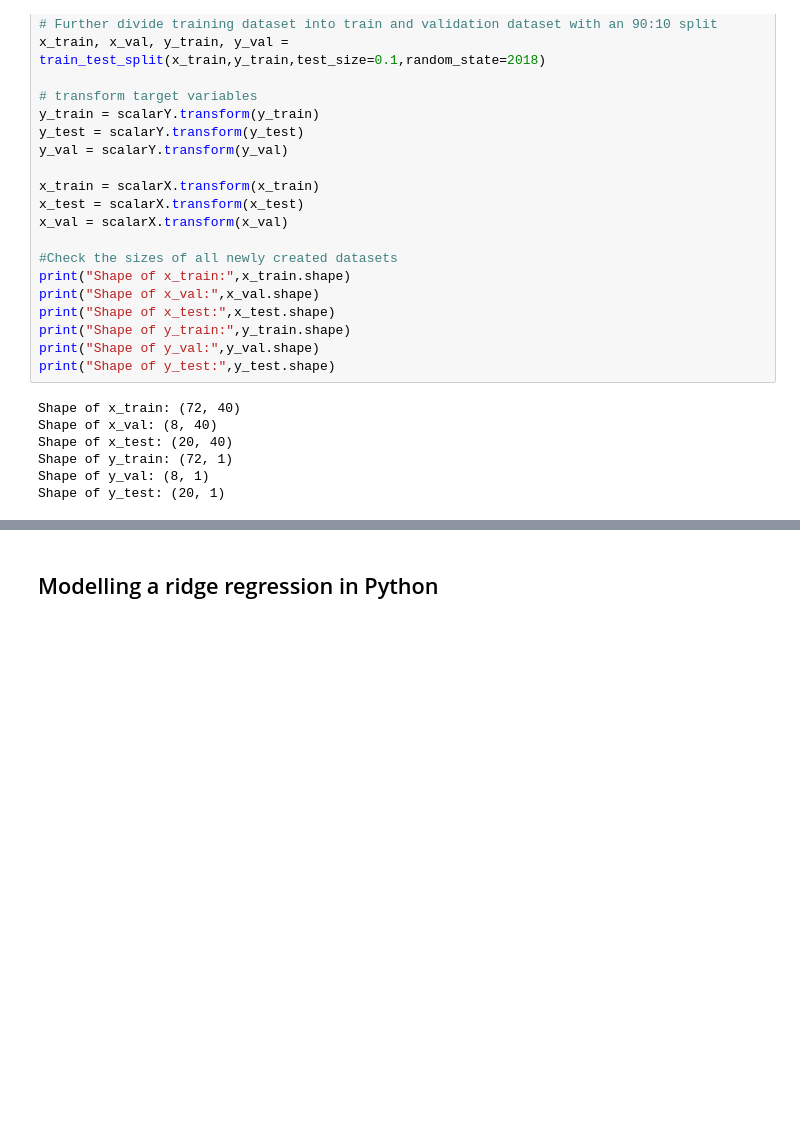
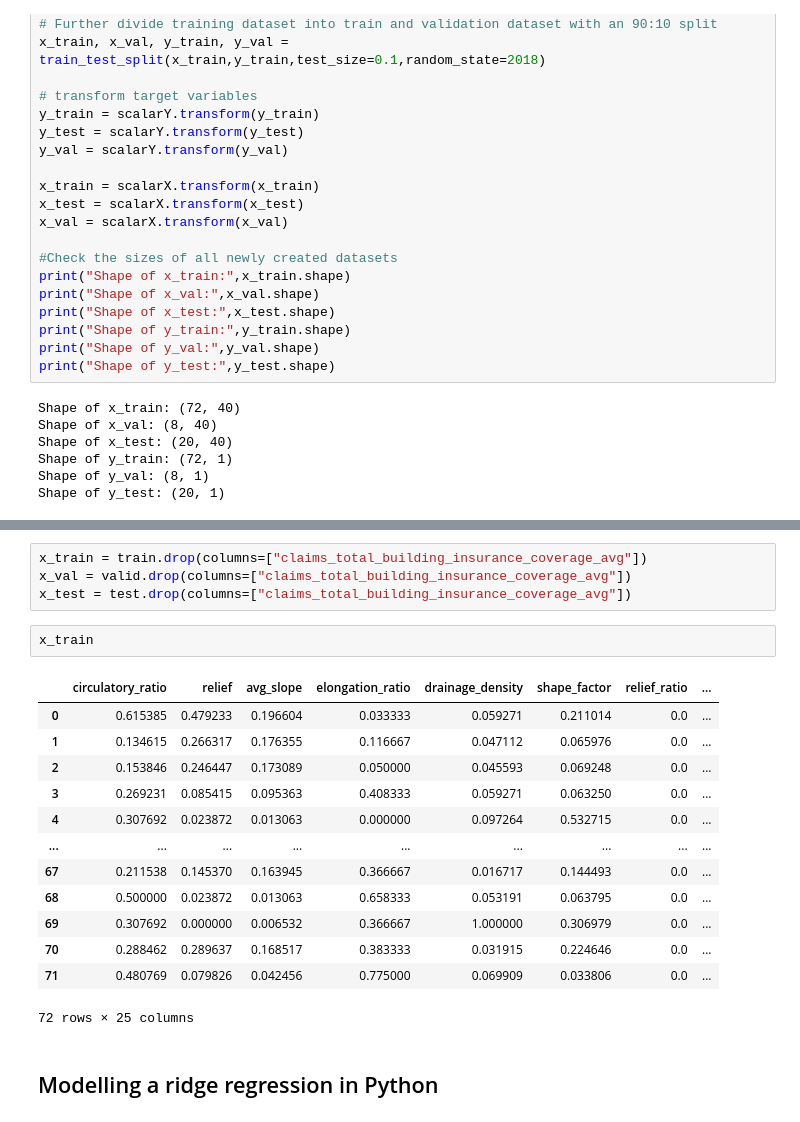
Before and after one commit to jasonMatney/IndianaRisk, a Jupyter notebook: scripts/Indiana Flood Risk - Deep Learning.ipynb, the cells around one changed output, grey strips where cells are left out. Cells and saved outputs as stored; diff of their text form; blank space fills up the shorter version.

```diff
--- a/scripts/Indiana Flood Risk - Deep Learning.ipynb
+++ b/scripts/Indiana Flood Risk - Deep Learning.ipynb
@@ -280,3 +300,23 @@ Shape of y_test: (20, 1)
+# %%
+x_train = train.drop(columns=["claims_total_building_insurance_coverage_avg"])
+x_val = valid.drop(columns=["claims_total_building_insurance_coverage_avg"])
+x_test = test.drop(columns=["claims_total_building_insurance_coverage_avg"])
+# %%
+x_train
+# %% [output]
+|  | circulatory_ratio | relief | avg_slope | elongation_ratio | drainage_density | shape_factor | relief_ratio | ... |
+| 0 | 0.615385 | 0.479233 | 0.196604 | 0.033333 | 0.059271 | 0.211014 | 0.0 | ... |
+| 1 | 0.134615 | 0.266317 | 0.176355 | 0.116667 | 0.047112 | 0.065976 | 0.0 | ... |
+| 2 | 0.153846 | 0.246447 | 0.173089 | 0.050000 | 0.045593 | 0.069248 | 0.0 | ... |
+| 3 | 0.269231 | 0.085415 | 0.095363 | 0.408333 | 0.059271 | 0.063250 | 0.0 | ... |
+| 4 | 0.307692 | 0.023872 | 0.013063 | 0.000000 | 0.097264 | 0.532715 | 0.0 | ... |
+| ... | ... | ... | ... | ... | ... | ... | ... | ... |
+| 67 | 0.211538 | 0.145370 | 0.163945 | 0.366667 | 0.016717 | 0.144493 | 0.0 | ... |
+| 68 | 0.500000 | 0.023872 | 0.013063 | 0.658333 | 0.053191 | 0.063795 | 0.0 | ... |
+| 69 | 0.307692 | 0.000000 | 0.006532 | 0.366667 | 1.000000 | 0.306979 | 0.0 | ... |
+| 70 | 0.288462 | 0.289637 | 0.168517 | 0.383333 | 0.031915 | 0.224646 | 0.0 | ... |
+| 71 | 0.480769 | 0.079826 | 0.042456 | 0.775000 | 0.069909 | 0.033806 | 0.0 | ... |
+72 rows × 25 columns
 # %% [markdown]
 ## Modelling a ridge regression in Python
 # %%
```
Also changed, not shown: parts of 34 cells of this notebook, 11 other files.
